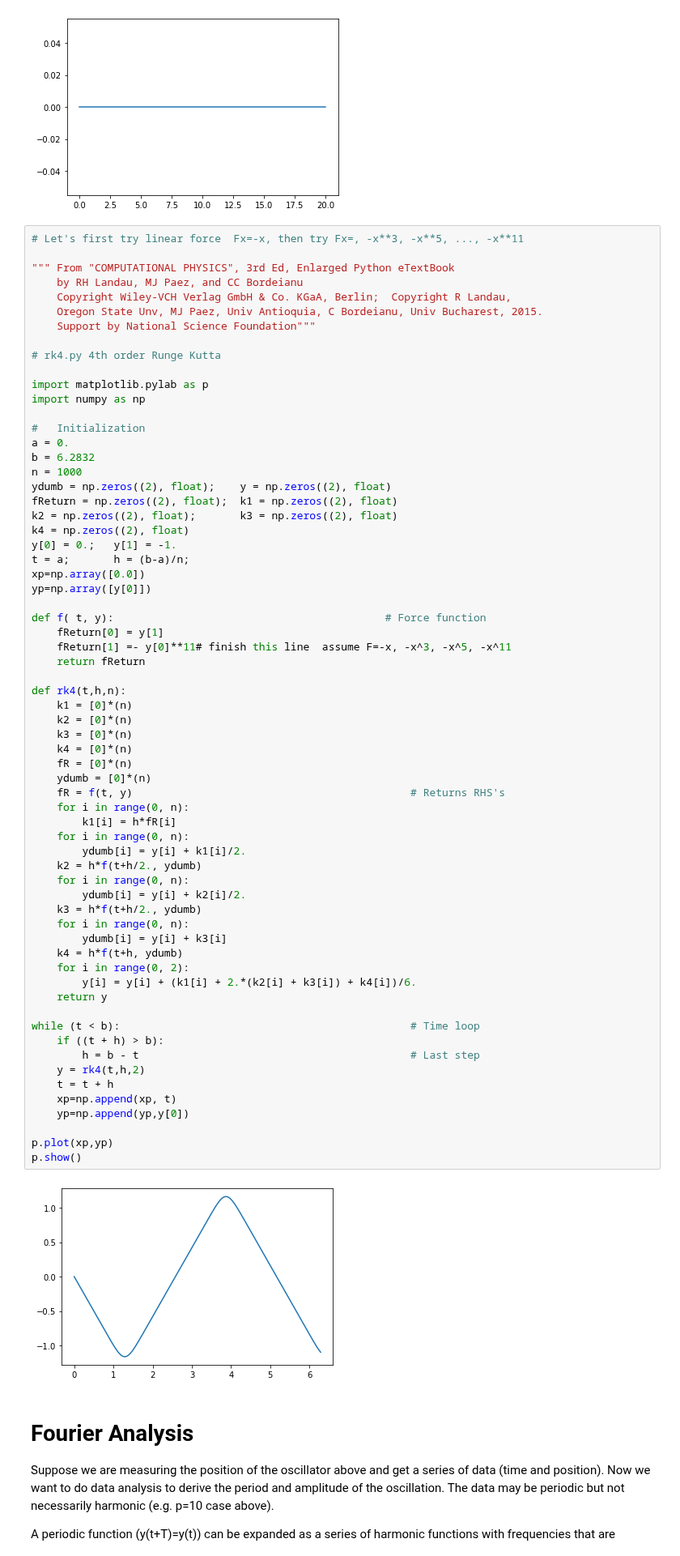
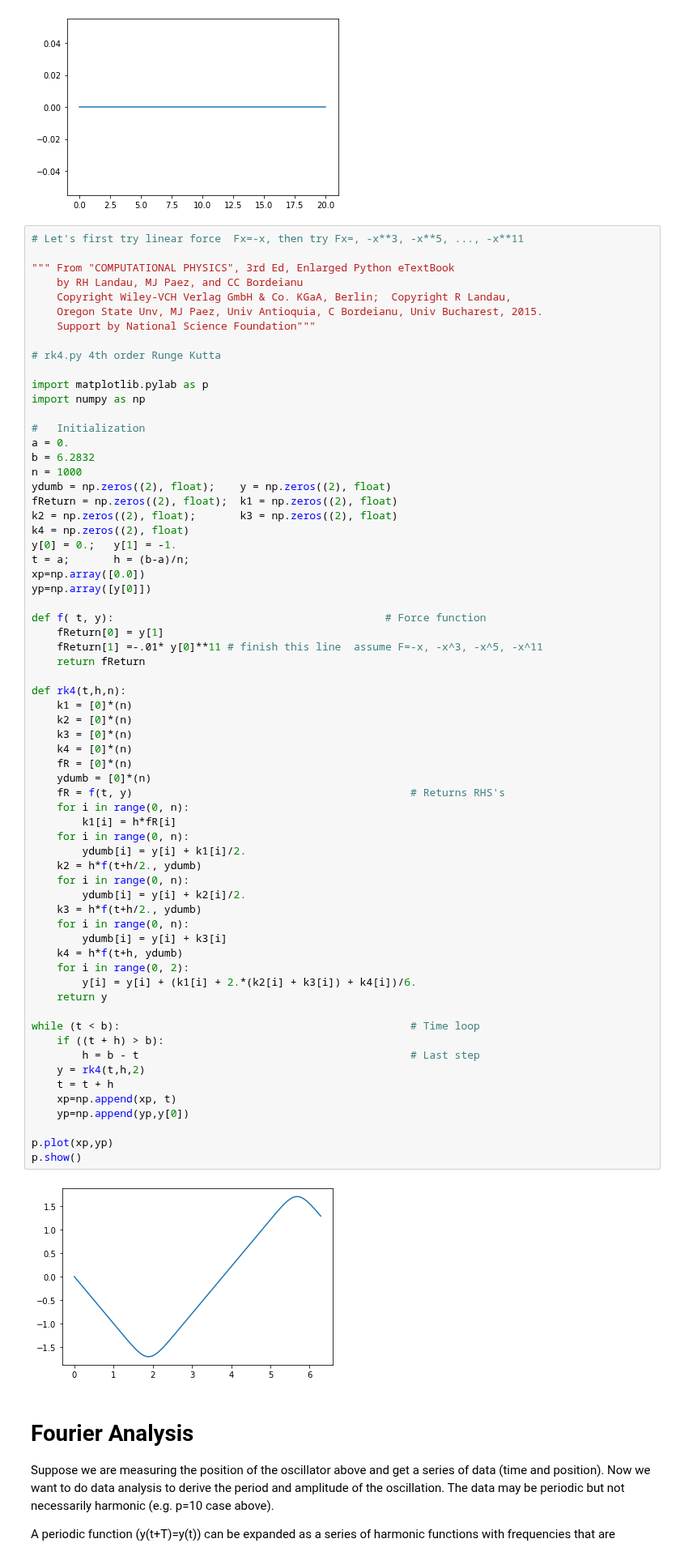
Before and after one commit to asmohov/computational-physics-class-404-604-Spring-2022, a Jupyter notebook: Lect13-pre.ipynb, the cells around one changed output. Shown at 81% size. Saved outputs shown, nothing was run; the diff lists cells and outputs as text.

```diff
--- a/Lect13-pre.ipynb
+++ b/Lect13-pre.ipynb
@@ -174,7 +174,7 @@ yp=np.array([y[0]])
 
 def f( t, y):                                           # Force function
     fReturn[0] = y[1]
-    fReturn[1] =- y[0]**11# finish this line  assume F=-x, -x^3, -x^5, -x^11
+    fReturn[1] =-.01* y[0]**11 # finish this line  assume F=-x, -x^3, -x^5, -x^11
     return fReturn
 
 def rk4(t,h,n):
@@ -184,34 +184,34 @@ def rk4(t,h,n):
     k4 = [0]*(n)
     fR = [0]*(n)
     ydumb = [0]*(n)
     fR = f(t, y)                                            # Returns RHS's
     for i in range(0, n):
         k1[i] = h*fR[i]
     for i in range(0, n):
         ydumb[i] = y[i] + k1[i]/2.
     k2 = h*f(t+h/2., ydumb)
     for i in range(0, n):
         ydumb[i] = y[i] + k2[i]/2.
     k3 = h*f(t+h/2., ydumb)
     for i in range(0, n):
         ydumb[i] = y[i] + k3[i]
     k4 = h*f(t+h, ydumb)
     for i in range(0, 2):
         y[i] = y[i] + (k1[i] + 2.*(k2[i] + k3[i]) + k4[i])/6.
     return y
 
 while (t < b):                                              # Time loop
     if ((t + h) > b):
         h = b - t                                           # Last step
     y = rk4(t,h,2)
     t = t + h
     xp=np.append(xp, t)
     yp=np.append(yp,y[0])
 
 p.plot(xp,yp)
 p.show()
 # %% [output]
-[figure, old version]
+[figure, new version]
 # %% [markdown]
 # Fourier Analysis
 
```
Also changed, not shown: parts of 1 cell of this notebook, 4 other files.
